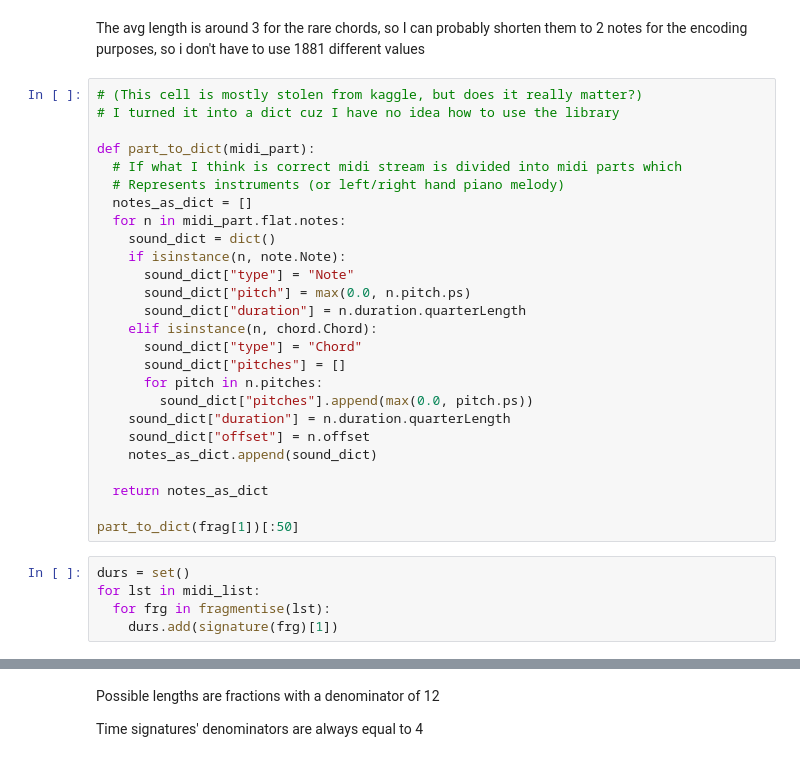
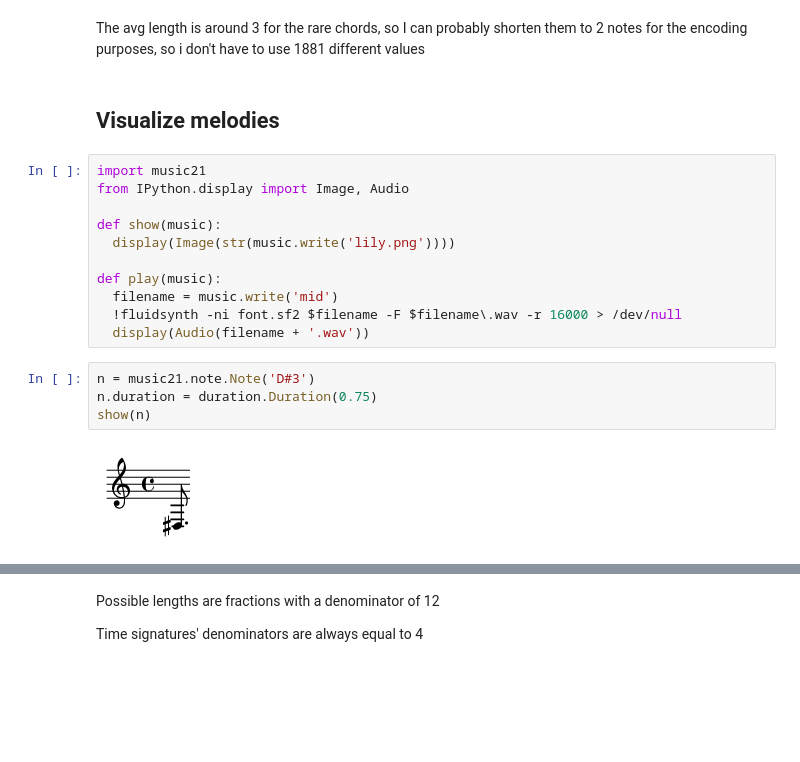
Before and after one commit to WuzI38/Jupyter, a Jupyter notebook: MidiGen.ipynb, the cells around one changed output, grey strips where cells are left out. Cells and saved outputs as stored; diff of their text form; blank space fills up the shorter version.

```diff
--- a/MidiGen.ipynb
+++ b/MidiGen.ipynb
@@ -185,34 +187,22 @@ plt.show()
 [figure]
 # %% [markdown]
 The avg length is around 3 for the rare chords, so I can probably shorten them to 2 notes for the encoding purposes, so i don't have to use 1881 different values
-# %%
-# (This cell is mostly stolen from kaggle, but does it really matter?)
-# I turned it into a dict cuz I have no idea how to use the library
-
-def part_to_dict(midi_part):
-  # If what I think is correct midi stream is divided into midi parts which
-  # Represents instruments (or left/right hand piano melody)
-  notes_as_dict = []
-  for n in midi_part.flat.notes:
-    sound_dict = dict()
-    if isinstance(n, note.Note):
-      sound_dict["type"] = "Note"
-      sound_dict["pitch"] = max(0.0, n.pitch.ps)
-      sound_dict["duration"] = n.duration.quarterLength
-    elif isinstance(n, chord.Chord):
-      sound_dict["type"] = "Chord"
-      sound_dict["pitches"] = []
-      for pitch in n.pitches:
-        sound_dict["pitches"].append(max(0.0, pitch.ps))
-    sound_dict["duration"] = n.duration.quarterLength
-    sound_dict["offset"] = n.offset
-    notes_as_dict.append(sound_dict)
-
-  return notes_as_dict
-
-part_to_dict(frag[1])[:50]
-# %%
-durs = set()
-for lst in midi_list:
-  for frg in fragmentise(lst):
-    durs.add(signature(frg)[1])
+# %% [markdown]
+## Visualize melodies
+# %%
+import music21
+from IPython.display import Image, Audio
+
+def show(music):
+  display(Image(str(music.write('lily.png'))))
+
+def play(music):
+  filename = music.write('mid')
+  !fluidsynth -ni font.sf2 $filename -F $filename\.wav -r 16000 > /dev/null
+  display(Audio(filename + '.wav'))
+# %%
+n = music21.note.Note('D#3')
+n.duration = duration.Duration(0.75)
+show(n)
+# %% [output]
+[figure, added]
```
Also changed, not shown: parts of 11 cells of this notebook.
